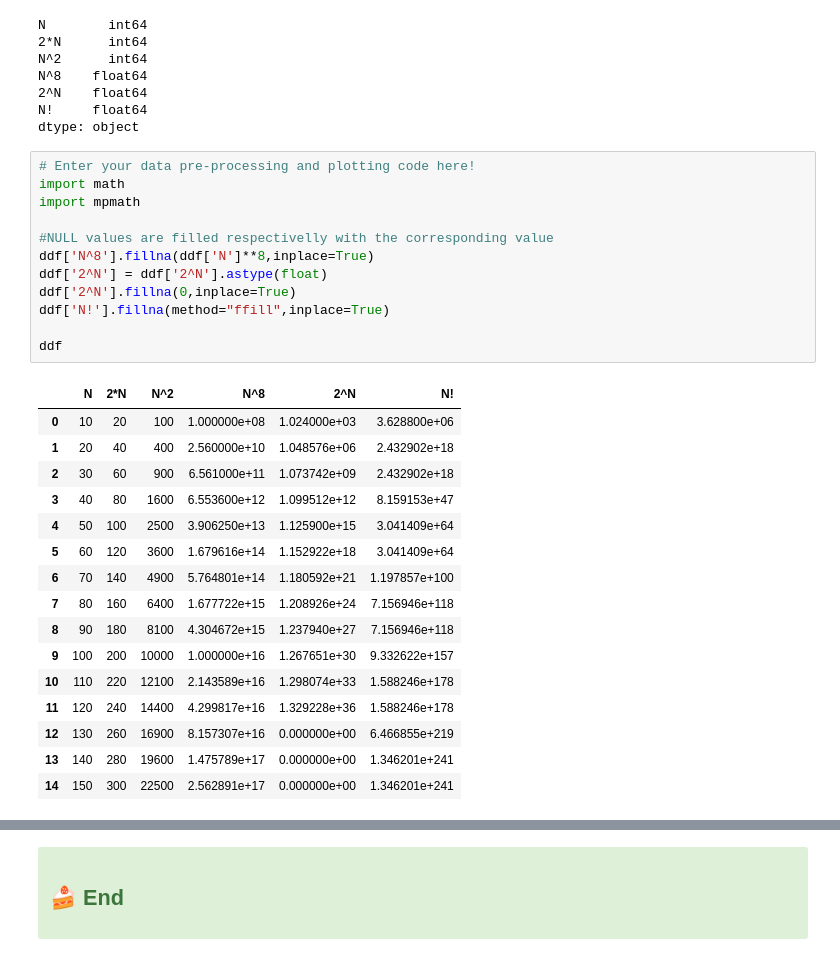
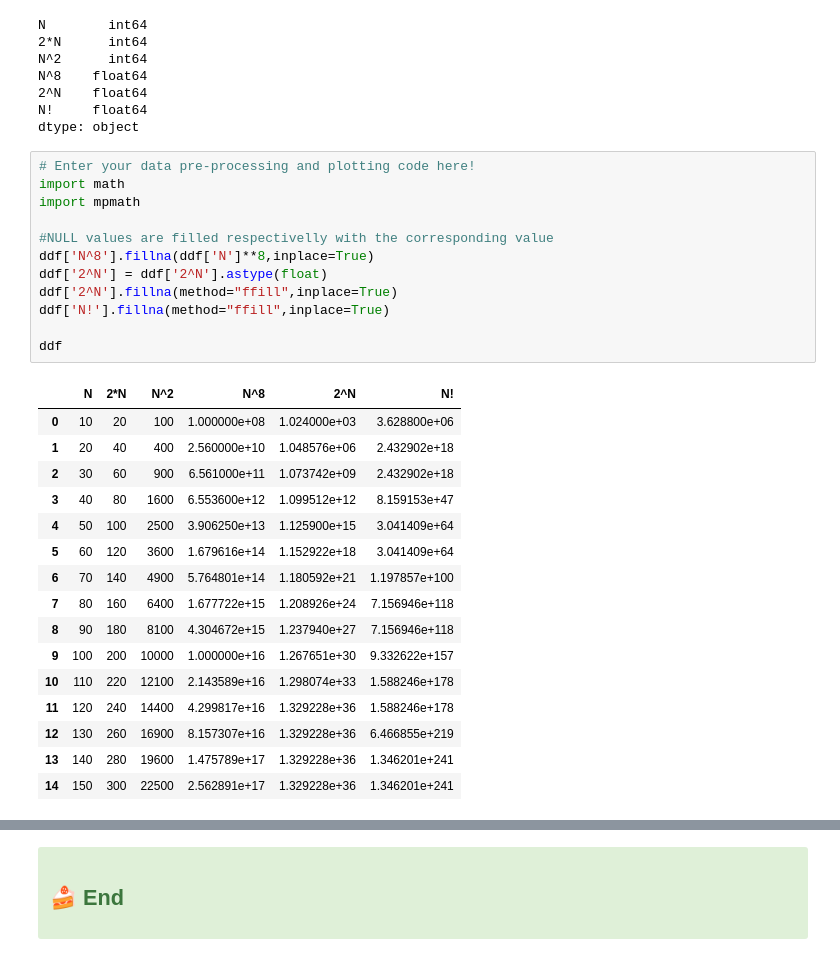
Before and after one commit to Sati2030/COMP1008_Seiji, a Jupyter notebook: Labs/Lab2/Exercise_2_Data_Viz_Preprocessing.ipynb, the cells around one changed output, grey strips where cells are left out. Cells and saved outputs as stored; diff of their text form.

```diff
--- a/Labs/Lab2/Exercise_2_Data_Viz_Preprocessing.ipynb
+++ b/Labs/Lab2/Exercise_2_Data_Viz_Preprocessing.ipynb
@@ -522,32 +522,32 @@ dtype: object
 # %%
 # Enter your data pre-processing and plotting code here!
 import math
 import mpmath
 
 #NULL values are filled respectivelly with the corresponding value
 ddf['N^8'].fillna(ddf['N']**8,inplace=True)
 ddf['2^N'] = ddf['2^N'].astype(float)
-ddf['2^N'].fillna(0,inplace=True)
+ddf['2^N'].fillna(method="ffill",inplace=True)
 ddf['N!'].fillna(method="ffill",inplace=True)
 
 ddf
 # %% [output]
 |  | N | 2*N | N^2 | N^8 | 2^N | N! |
 | 0 | 10 | 20 | 100 | 1.000000e+08 | 1.024000e+03 | 3.628800e+06 |
 | 1 | 20 | 40 | 400 | 2.560000e+10 | 1.048576e+06 | 2.432902e+18 |
 | 2 | 30 | 60 | 900 | 6.561000e+11 | 1.073742e+09 | 2.432902e+18 |
 | 3 | 40 | 80 | 1600 | 6.553600e+12 | 1.099512e+12 | 8.159153e+47 |
 | 4 | 50 | 100 | 2500 | 3.906250e+13 | 1.125900e+15 | 3.041409e+64 |
 | 5 | 60 | 120 | 3600 | 1.679616e+14 | 1.152922e+18 | 3.041409e+64 |
 | 6 | 70 | 140 | 4900 | 5.764801e+14 | 1.180592e+21 | 1.197857e+100 |
 | 7 | 80 | 160 | 6400 | 1.677722e+15 | 1.208926e+24 | 7.156946e+118 |
 | 8 | 90 | 180 | 8100 | 4.304672e+15 | 1.237940e+27 | 7.156946e+118 |
 | 9 | 100 | 200 | 10000 | 1.000000e+16 | 1.267651e+30 | 9.332622e+157 |
 | 10 | 110 | 220 | 12100 | 2.143589e+16 | 1.298074e+33 | 1.588246e+178 |
 | 11 | 120 | 240 | 14400 | 4.299817e+16 | 1.329228e+36 | 1.588246e+178 |
-| 12 | 130 | 260 | 16900 | 8.157307e+16 | 0.000000e+00 | 6.466855e+219 |
-| 13 | 140 | 280 | 19600 | 1.475789e+17 | 0.000000e+00 | 1.346201e+241 |
-| 14 | 150 | 300 | 22500 | 2.562891e+17 | 0.000000e+00 | 1.346201e+241 |
+| 12 | 130 | 260 | 16900 | 8.157307e+16 | 1.329228e+36 | 6.466855e+219 |
+| 13 | 140 | 280 | 19600 | 1.475789e+17 | 1.329228e+36 | 1.346201e+241 |
+| 14 | 150 | 300 | 22500 | 2.562891e+17 | 1.329228e+36 | 1.346201e+241 |
 # %%
 
 fig, axes = plt.subplots(4, 1, figsize=(10, 10))
```
Also changed, not shown: parts of 3 cells of this notebook, 2 other files.
